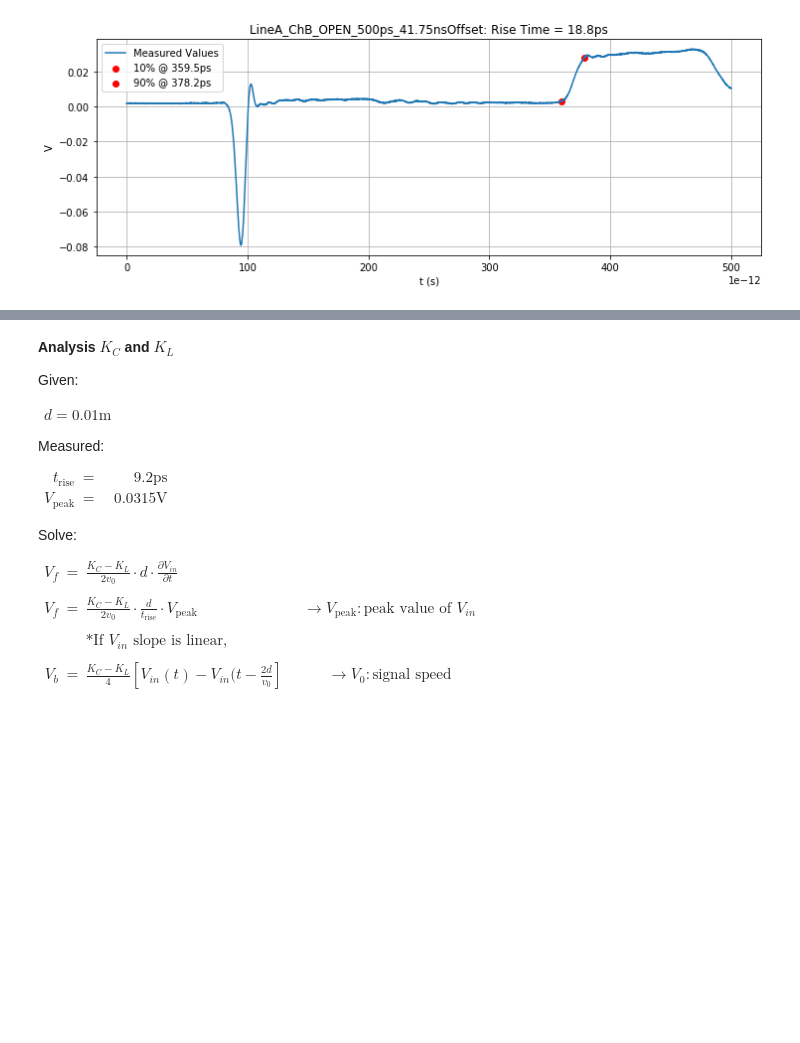
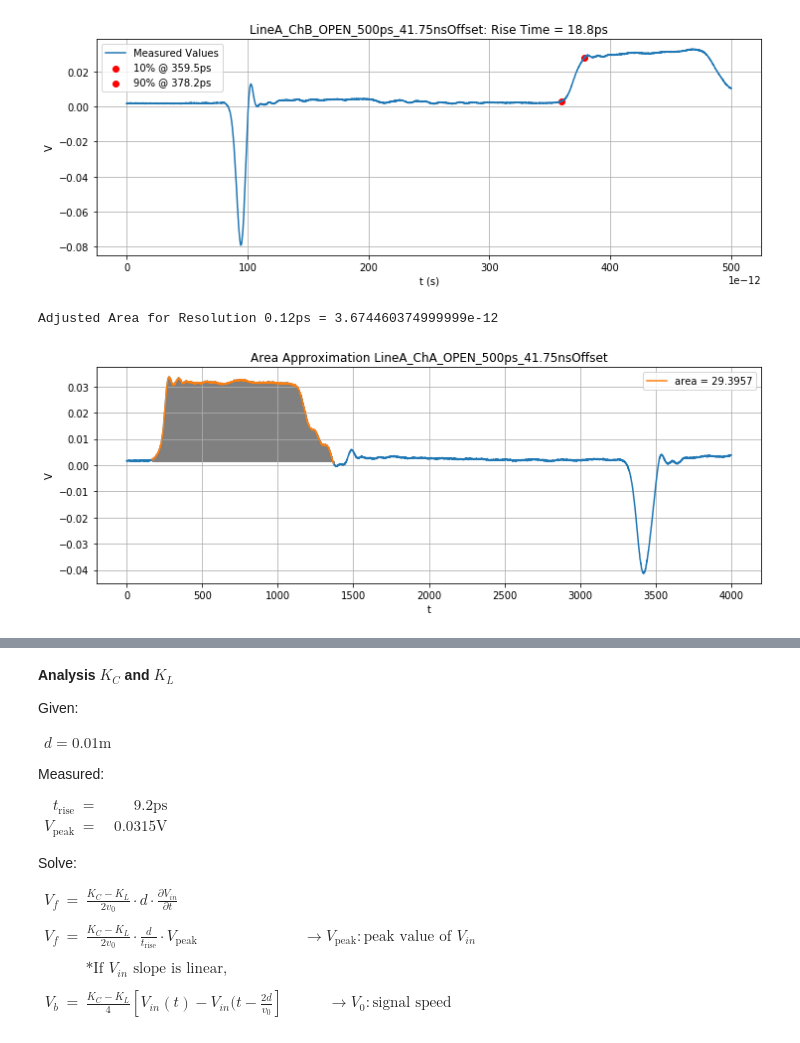
Before and after one commit to kegedy/UWEE572, a Jupyter notebook: labs/lab02/lab02.ipynb, the cells around one changed output, grey strips where cells are left out. Drawn from its saved outputs; the diff is of its cells as text; code cells hidden in the pictures; blank space fills up the shorter version.

```diff
--- a/labs/lab02/lab02.ipynb
+++ b/labs/lab02/lab02.ipynb
@@ -408,9 +396,10 @@ print(f'Area approximation is {A}')
 # %%
 # Plot Area Approximation
 
-def Waveform_Area(np_arr,a,b,linspace):
+def Waveform_Area(np_arr,a,b,n,offset=0,title=''):
     # Area Approximation Part2_board2_280ps Plot
     #
+    A = AreaApprox(np_arr,a,b,n,offset)
     dxs,width = np.linspace(a,b,n,endpoint=False,retstep=True)
 
     # plot
@@ -418,15 +407,26 @@ def Waveform_Area(np_arr,a,b,linspace):
     for dx in dxs:
         dx = int(dx)
         midpoint = (f[dx]+f[dx+1])/2
-        rect = pch.Rectangle((dx,0),width,midpoint[0],facecolor='#D3D3D3',edgecolor='grey')
+        rect = pch.Rectangle(
+            (dx,offset),
+            width,
+            midpoint[0]-offset,
+            facecolor='#D3D3D3',
+            edgecolor='grey'
+        )
         ax.add_artist(rect)
-    ax.plot(f)
-    ax.plot(dxs,f[a:b],label=f'area = {round(A,16)}')
+    ax.plot(np_arr)
+    ax.plot(
+        dxs,
+        np_arr[a:b],
+        label=f'area = {round(A,4)}'
+    )
 
     # labels
     ax.set_xlabel('t')
     ax.set_ylabel('V')
-    ax.set_title('Area Approximation Part2_board2_280ps')
+    ax.set_title(f'Area Approximation {title}')
+    ax.grid(True)
     plt.legend();
 # %% [markdown]
 <hr>
@@ -712,0 +693,20 @@ plt.legend();
+# %%
+# Area Approximation: LineA_ChA_OPEN_500ps_41.75nsOffset
+
+a = 170
+b = 1370
+n = b-a
+f = LineA_ChA_OPEN_500ps_41
+offset = np.median(f[:100])
+Waveform_Area(f,a,b,n,
+    offset=offset,
+    title='LineA_ChA_OPEN_500ps_41.75nsOffset'
+)
+
+L = len(f)
+x,res = np.linspace(0,500*10**(-12),L,endpoint=False,retstep=True)
+A = AreaApprox(f,a,b,n,offset)*res
+print(f'Adjusted Area for Resolution {round(res*10**12,2)}ps = {A}')
+# %% [output]
+Adjusted Area for Resolution 0.12ps = 3.674460374999999e-12
+[figure, added]
```
Also changed, not shown: parts of 6 cells of this notebook.
